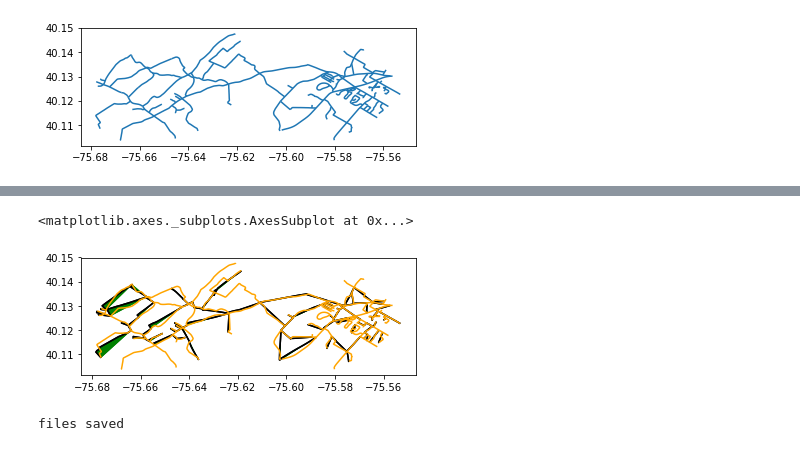
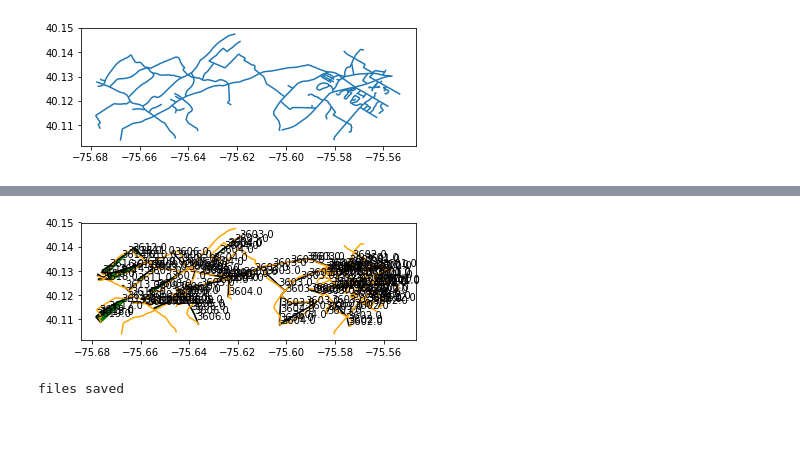
Before and after one commit to juliusgeo/BikingElevationMap, a Jupyter notebook: notebook.ipynb, the cells around one changed output, grey strips where cells are left out. Drawn from its saved outputs; the diff is of its cells as text; code cells hidden in the pictures.

Commit message:
fixed formatting on elevation labels in map file and updated exported map

```diff
--- a/notebook.ipynb
+++ b/notebook.ipynb
@@ -239,12 +244,11 @@ Length of intersection list: 2
 # %%
 base = streetnewdata.plot(color='white', edgecolor='black')
 newdata.plot(ax=base, color='green');
 df.plot(ax=base, color="orange")
-#for elev, point in zip(elev_point_data["elevation"][::10], elev_point_data["geometry"][::10]):
-#    base.annotate(str(round(elev)), (point.x, point.y))
+for elev, point in zip(elev_point_data["elevation"][::10], elev_point_data["geometry"][::10]):
+    base.annotate(str(round(elev)), (point.x, point.y))
 # %% [output]
-<matplotlib.axes._subplots.AxesSubplot at 0x...>
-[figure, old version]
+[figure, new version]
 # %%
 import os
 try:
```
Also changed, not shown: parts of 8 cells of this notebook, 7 other files.
